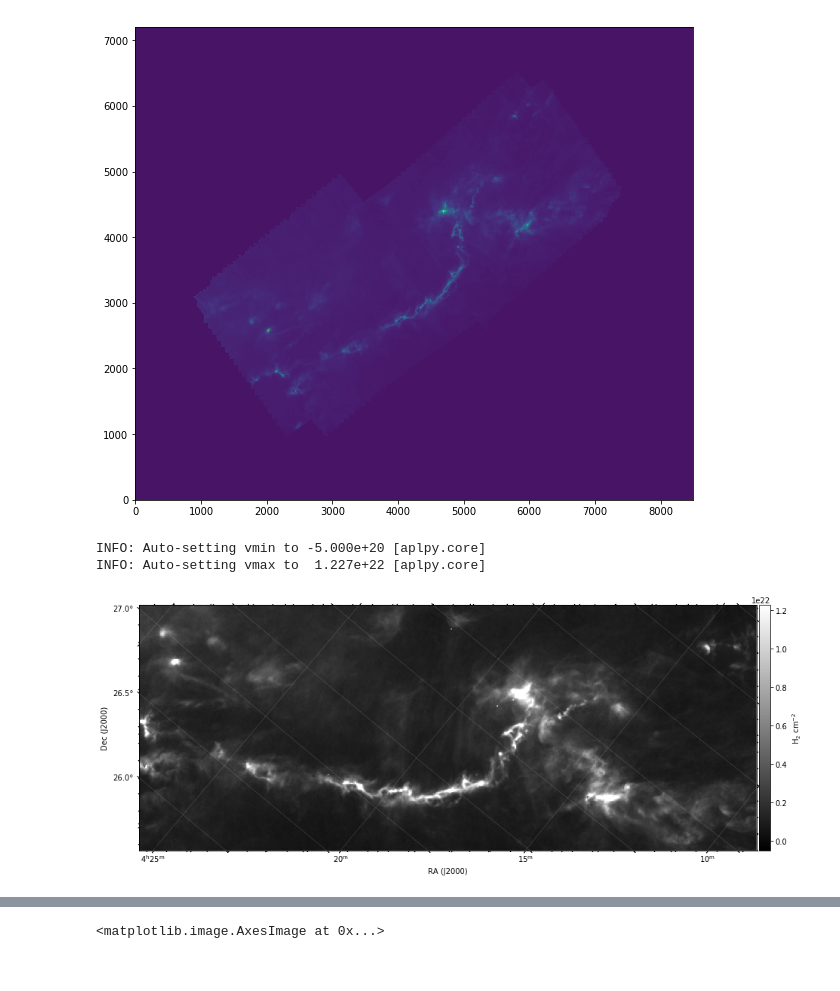
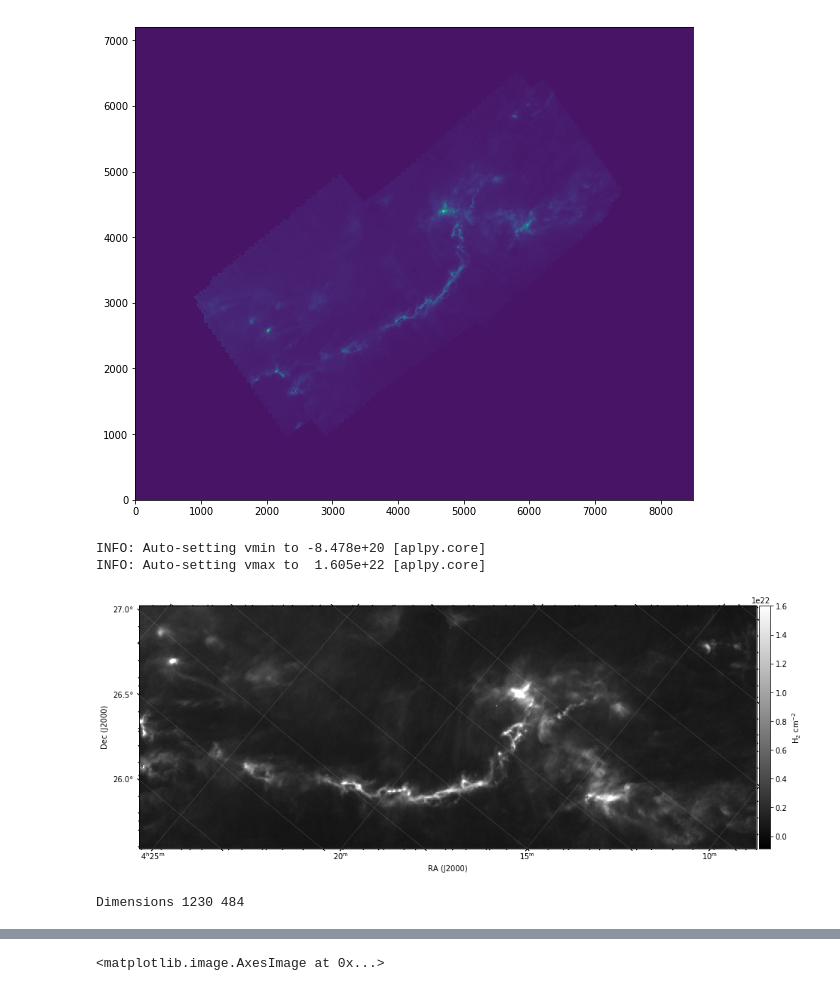
Before and after one commit to jfrob27/M1stage2020, a Jupyter notebook: Taurus.ipynb, the cells around one changed output, grey strips where cells are left out. Drawn from its saved outputs; the diff is of its cells as text; code cells hidden in the pictures.

```diff
--- a/Taurus.ipynb
+++ b/Taurus.ipynb
@@ -29,19 +29,27 @@ imshow(im,origin='bottom')
 from pywavan import powspec, fan_trans, apodize, padding, subfits, gauss_beam
 # %%
 fig_all = plt.figure(1, figsize=(15,15))
-fig = aplpy.FITSFigure(path + 'HGBS_' + name + '_column_density_map_rebin_rot_cuts.fits',figure=fig_all)
+fig = aplpy.FITSFigure(path + 'HGBS_' + name + '_column_density_map_rebin_rot_cut.fits',figure=fig_all)
 fig.show_colorscale(cmap='gray')
 #fig.tick_labels.set_xformat('hh')
 fig.tick_labels.set_yformat('dd.d')
 #fig.ticks.set_xspacing(15)  # degrees
 fig.ticks.set_yspacing(0.5)  # degrees
 fig.add_colorbar()
 fig.add_grid()
 fig.grid.set_alpha(0.15)
 fig.colorbar.set_axis_label_text(r'H$_2$ cm$^{-2}$')
 # %% [output]
-INFO: Auto-setting vmin to -5.000e+20 [aplpy.core]
-INFO: Auto-setting vmax to  1.227e+22 [aplpy.core]
+INFO: Auto-setting vmin to -8.478e+20 [aplpy.core]
+INFO: Auto-setting vmax to  1.605e+22 [aplpy.core]
-[figure, old version]
+[figure, new version]
+# %%
+#Cut the map
+input = path + 'HGBS_' + name + '_column_density_map_rebin_rot.fits'
+output = path + 'HGBS_' + name + '_column_density_map_rebin_rot_cut.fits'
+coords = np.array([5,5,1234,488])
+subfits(input,output,coords)
+# %% [output]
+Dimensions 1230 484
 # %%
 #Read cut map
```
Also changed, not shown: parts of 5 cells of this notebook, 2 other files.
